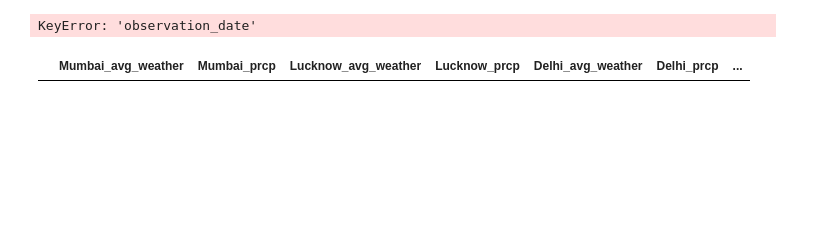
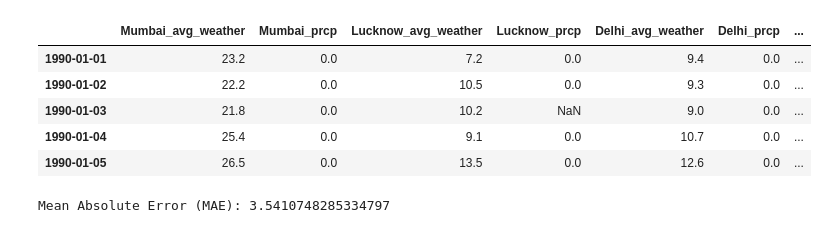
Before and after one commit to FA-96/Sugar-commodities-dashboard, a Jupyter notebook: Commodities project.ipynb, the cells around one changed output. Saved outputs shown, nothing was run; the diff lists cells and outputs as text; code cells hidden in the pictures; blank space fills up the shorter version.

```diff
--- a/Commodities project.ipynb
+++ b/Commodities project.ipynb
@@ -121,20 +81,42 @@ sugar_price.rename(columns={'PSUGAISAUSDM': 'US_cents_per_pound_of_sugar'}, inpl
+# %%
+brazil_india_sugar = brazil_india_sugar.groupby('Date').sum()
+# %%
+daily_sugar_production = brazil_india_sugar.resample('D').ffill()
+daily_sugar_production['daily_production'] = daily_sugar_production['Total_Cane_Sugar_Production_1000MT'] / 365
+daily_sugar_production = daily_sugar_production[['daily_production']]
+# %%
+sugar_price.rename(columns={'PSUGAISAUSDM': 'US_Cents_per_Pound_sugar'}, inplace=True)
 # %%
-sugar_price['observation_date'] = pd.to_datetime(sugar_price['observation_date'], format='%Y-%m-%d')
-sugar_price.set_index('observation_date', inplace=True)
-sugar_price_resampled = sugar_price.resample('Y').mean()
-
-x_y_aligned = pd.merge(
-    weather_and_production,    # X: Features
-    sugar_price_resampled,     # Y: Target
-    left_index=True,
-    right_index=True,
-    how='inner')
+sugar_price.index = pd.to_datetime(sugar_price.index)
+daily_sugar_price = sugar_price.resample('D').interpolate(method='linear')
-# %% [output]
-KeyError: 'observation_date'
 # %%
-x_y_aligned.head(5)
+
+daily_features = pd.merge(india_weather, daily_sugar_production, left_index=True, right_index=True, how='inner')
+daily_data = pd.merge(daily_features, daily_sugar_price, left_index=True, right_index=True, how='inner')
+
+daily_data.head(5)
 # %% [output]
 |  | Mumbai_avg_weather | Mumbai_prcp | Lucknow_avg_weather | Lucknow_prcp | Delhi_avg_weather | Delhi_prcp | ... |
+| 1990-01-01 | 23.2 | 0.0 | 7.2 | 0.0 | 9.4 | 0.0 | ... |
+| 1990-01-02 | 22.2 | 0.0 | 10.5 | 0.0 | 9.3 | 0.0 | ... |
+| 1990-01-03 | 21.8 | 0.0 | 10.2 | NaN | 9.0 | 0.0 | ... |
+| 1990-01-04 | 25.4 | 0.0 | 9.1 | 0.0 | 10.7 | 0.0 | ... |
+| 1990-01-05 | 26.5 | 0.0 | 13.5 | 0.0 | 12.6 | 0.0 | ... |
 # %%
-X = X_y_aligned.drop(columns=['US_cents_per_pound_of_sugar'])  # Features
-y = X_y_aligned['US_cents_per_pound_of_sugar']                 # target
+x = daily_data.drop(columns=['US_Cents_per_Pound_sugar'])
+y = daily_data['US_Cents_per_Pound_sugar']
+
+x_train, x_test, y_train, y_test = train_test_split(x, y, test_size=0.2, random_state=42)
+
+pipeline = Pipeline([('imputer', SimpleImputer(strategy='mean')), ('scaler', StandardScaler()),
+    ('lr', LinearRegression())
+])
+
+pipeline.fit(x_train, y_train)
+
+y_pred = pipeline.predict(x_test)
+
+mae = mean_absolute_error(y_test, y_pred)
+print("Mean Absolute Error (MAE):", mae)
+# %% [output]
+Mean Absolute Error (MAE): 3.5410748285334797
```
Also changed, not shown: parts of 14 cells of this notebook.
